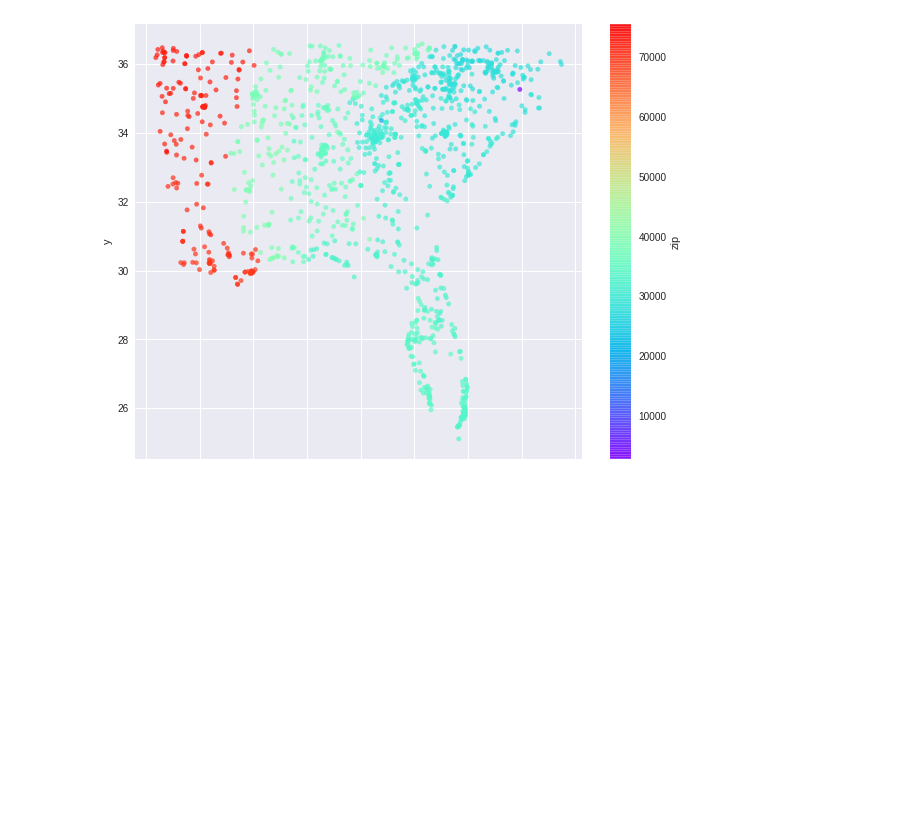
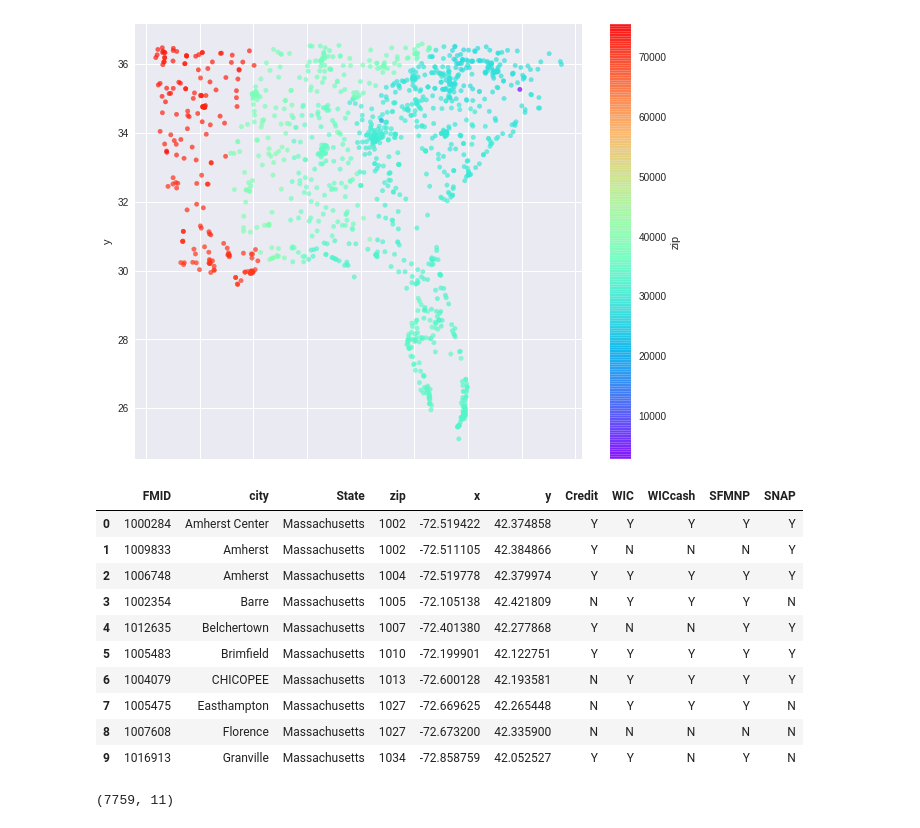
Before and after one commit to deejacruz/farmers-markets, a Jupyter notebook: Farmers_Markets.ipynb, the cells around one changed output. Cells and saved outputs as stored; diff of their text form; code cells hidden in the pictures; blank space fills up the shorter version.

```diff
--- a/Farmers_Markets.ipynb
+++ b/Farmers_Markets.ipynb
@@ -137,0 +144,20 @@ plt.legend
+# %%
+#Check out the data
+farmer_assist_df.head(10)
+# %% [output]
+|  | FMID | city | State | zip | x | y | Credit | WIC | WICcash | SFMNP | SNAP |
+| 0 | 1000284 | Amherst Center | Massachusetts | 1002 | -72.519422 | 42.374858 | Y | Y | Y | Y | Y |
+| 1 | 1009833 | Amherst | Massachusetts | 1002 | -72.511105 | 42.384866 | Y | N | N | N | Y |
+| 2 | 1006748 | Amherst | Massachusetts | 1004 | -72.519778 | 42.379974 | Y | Y | Y | Y | Y |
+| 3 | 1002354 | Barre | Massachusetts | 1005 | -72.105138 | 42.421809 | N | Y | Y | Y | N |
+| 4 | 1012635 | Belchertown | Massachusetts | 1007 | -72.401380 | 42.277868 | Y | N | N | Y | Y |
+| 5 | 1005483 | Brimfield | Massachusetts | 1010 | -72.199901 | 42.122751 | Y | Y | Y | Y | Y |
+| 6 | 1004079 | CHICOPEE | Massachusetts | 1013 | -72.600128 | 42.193581 | N | Y | Y | Y | Y |
+| 7 | 1005475 | Easthampton | Massachusetts | 1027 | -72.669625 | 42.265448 | N | Y | Y | Y | N |
+| 8 | 1007608 | Florence | Massachusetts | 1027 | -72.673200 | 42.335900 | N | N | N | N | N |
+| 9 | 1016913 | Granville | Massachusetts | 1034 | -72.858759 | 42.052527 | Y | Y | N | Y | N |
+# %%
+#Columns and rows
+farmer_assist_df.shape
+# %% [output]
+(7759, 11)
```
Also changed, not shown: parts of 15 cells of this notebook.
